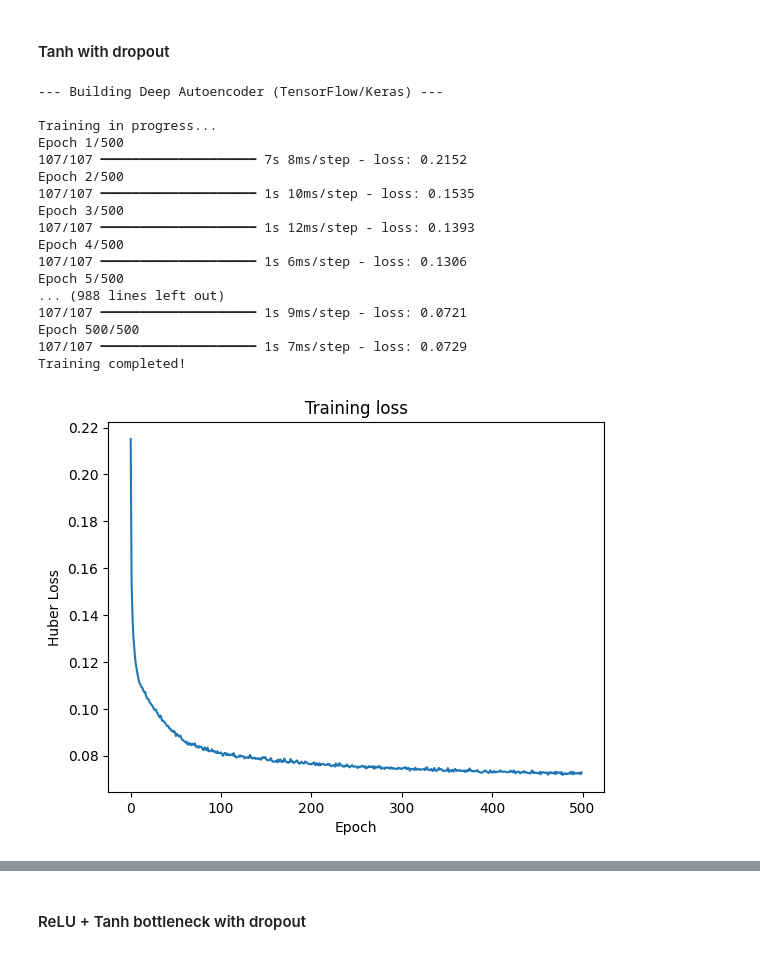
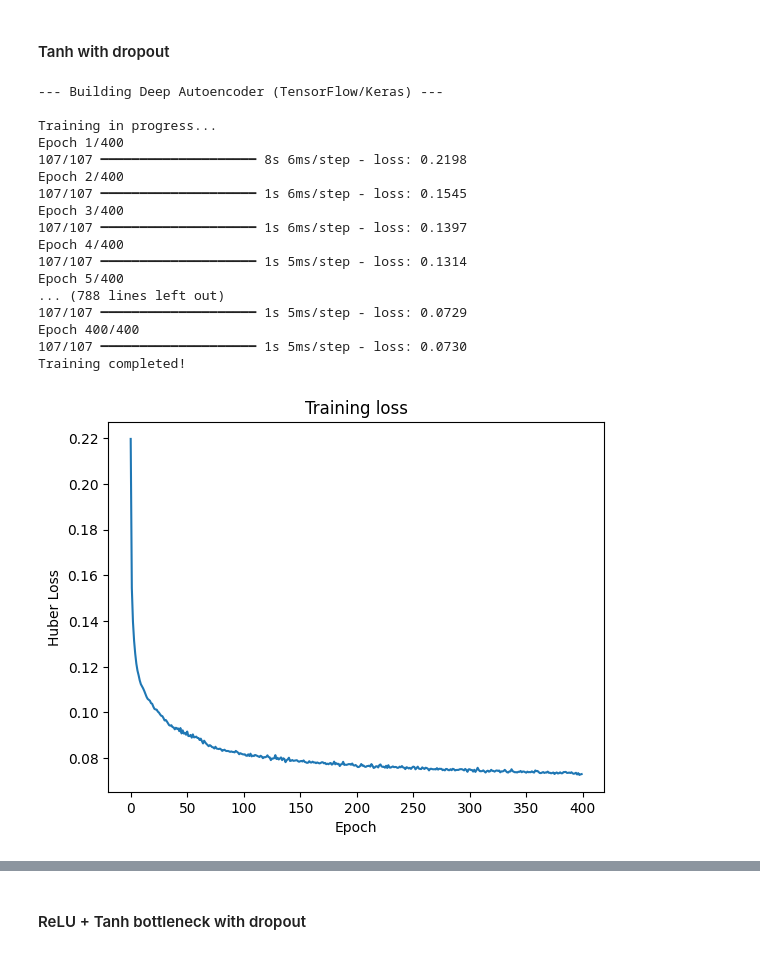
Before and after one commit to andreamurari/DataDriven_Soccer_Scouting, a Jupyter notebook: DataDriven_Soccer_Scouting.ipynb, the cells around one changed output, grey strips where cells are left out. Cells and saved outputs as stored; diff of their text form; code cells hidden in the pictures.

Commit message:
Retrained model with less epochs

```diff
--- a/DataDriven_Soccer_Scouting.ipynb
+++ b/DataDriven_Soccer_Scouting.ipynb
@@ -427,7 +370,7 @@ autoencoder = models.Model(inputs=input_layer, outputs=output_layer)
 autoencoder.compile(optimizer='adam', loss='huber')
 
 print("\nTraining in progress...")
-autoencoder.fit(X_scaled, X_scaled, epochs=300, batch_size=32, verbose=1)
+autoencoder.fit(X_scaled, X_scaled, epochs=200, batch_size=32, verbose=1)
 print("Training completed!")
 
 plot_loss = autoencoder.history.history['loss']
@@ -590,47 +514,47 @@ autoencoder = models.Model(inputs=input_layer, outputs=output_layer)
 autoencoder.compile(optimizer='adam', loss='huber')
 
 print("\nTraining in progress...")
-autoencoder.fit(X_scaled, X_scaled, epochs=500, batch_size=32, verbose=1)
+autoencoder.fit(X_scaled, X_scaled, epochs=400, batch_size=32, verbose=1)
 print("Training completed!")
 
 plot_loss = autoencoder.history.history['loss']
 plt.plot(plot_loss)
 plt.title('Training loss')
 plt.xlabel('Epoch')
 plt.ylabel('Huber Loss')
 plt.show()
 
 # ==========================================
 # 3. LATENT SPACE EXTRACTION
 # ==========================================
 print("\nExtracting 10D DNA representation...")
 
 encoder = models.Model(inputs=input_layer, outputs=bottleneck_layer)
 bottleneck = encoder.predict(X_scaled)
 
 # Save reusable encoder for web app inference
 #encoder.save("saved_models/encoder_tanh_dropout.keras")
 
 ae_columns = [f'AE_{i+1}' for i in range(10)]
 df_ae_tanh_dropout = pd.DataFrame(bottleneck, columns=ae_columns)
 df_latent_ae_tanh_dropout = pd.concat([df_info_reset, df_ae_tanh_dropout], axis=1)
 # %% [output]
 --- Building Deep Autoencoder (TensorFlow/Keras) ---
 
 Training in progress...
-Epoch 1/500
-107/107 ━━━━━━━━━━━━━━━━━━━━ 7s 8ms/step - loss: 0.2152
-Epoch 2/500
-107/107 ━━━━━━━━━━━━━━━━━━━━ 1s 10ms/step - loss: 0.1535
-Epoch 3/500
-107/107 ━━━━━━━━━━━━━━━━━━━━ 1s 12ms/step - loss: 0.1393
-Epoch 4/500
-107/107 ━━━━━━━━━━━━━━━━━━━━ 1s 6ms/step - loss: 0.1306
-Epoch 5/500
-... (988 lines left out)
-107/107 ━━━━━━━━━━━━━━━━━━━━ 1s 9ms/step - loss: 0.0721
-Epoch 500/500
-107/107 ━━━━━━━━━━━━━━━━━━━━ 1s 7ms/step - loss: 0.0729
+Epoch 1/400
+107/107 ━━━━━━━━━━━━━━━━━━━━ 8s 6ms/step - loss: 0.2198
+Epoch 2/400
+107/107 ━━━━━━━━━━━━━━━━━━━━ 1s 6ms/step - loss: 0.1545
+Epoch 3/400
+107/107 ━━━━━━━━━━━━━━━━━━━━ 1s 6ms/step - loss: 0.1397
+Epoch 4/400
+107/107 ━━━━━━━━━━━━━━━━━━━━ 1s 5ms/step - loss: 0.1314
+Epoch 5/400
+... (788 lines left out)
+107/107 ━━━━━━━━━━━━━━━━━━━━ 1s 5ms/step - loss: 0.0729
+Epoch 400/400
+107/107 ━━━━━━━━━━━━━━━━━━━━ 1s 5ms/step - loss: 0.0730
 Training completed!
-[figure, old version]
+[figure, new version]
 Extracting 10D DNA representation...
```
Also changed, not shown: parts of 11 cells of this notebook, 4 other files.
